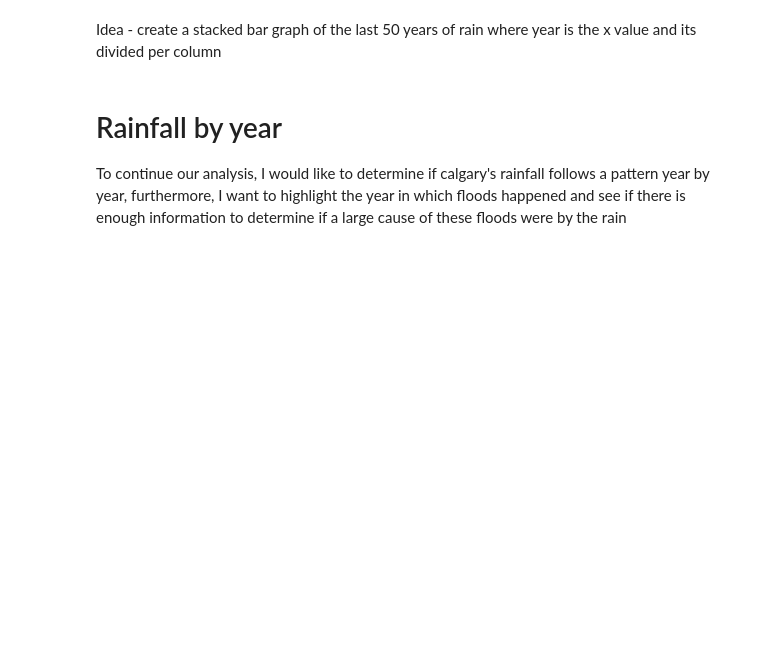
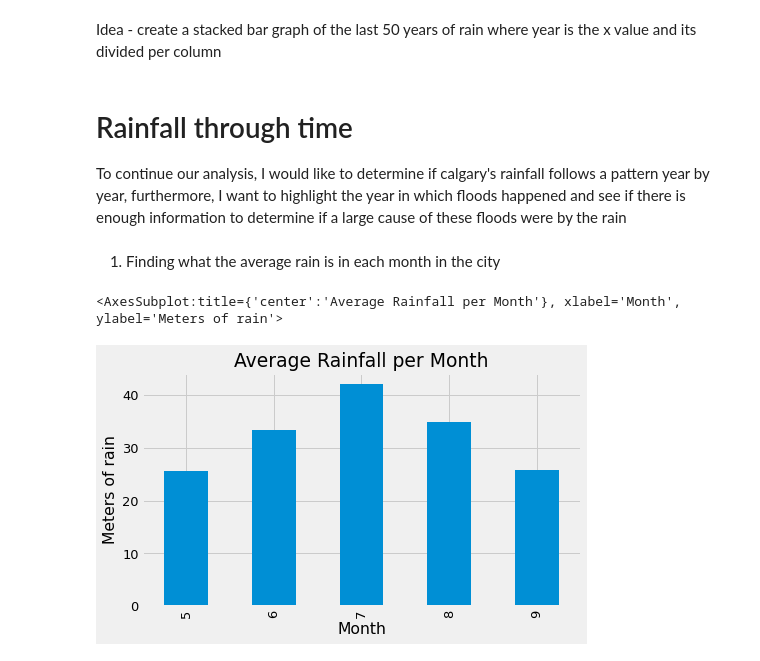
Before and after one commit to mschoenlaub/Calgary_Climate_Analysis, a Jupyter notebook: rain.ipynb, the cells around one changed output. Drawn from its saved outputs; the diff is of its cells as text; code cells hidden in the pictures; blank space fills up the shorter version.

Commit message:
Added time analysis, currently stuck in sorting months

```diff
--- a/rain.ipynb
+++ b/rain.ipynb
@@ -119,5 +136,25 @@ This data may by skewed by the number of collection centers that exist in the so
 # %% [markdown]
 Idea - create a stacked bar graph of the last 50 years of rain where year is the x value and its divided per column
 # %% [markdown]
-# Rainfall by year
+# Rainfall through time
 To continue our analysis, I would like to determine if calgary's rainfall follows a pattern year by year, furthermore, I want to highlight the year in which floods happened and see if there is enough information to determine if a large cause of these floods were by the rain
+# %% [markdown]
+1. Finding what the average rain is in each month in the city
+# %%
+# Convert the timestamp column into a datetime object
+df['TIMESTAMP'] = pd.to_datetime(df['TIMESTAMP'])
+# %%
+plt.figure(figsize = (7, 4))
+
+# group by month and take average
+monthly_average_rainfall = df.groupby(df['TIMESTAMP'].dt.month)['RAINFALL'].mean()*100
+monthly_average_rainfall.reset_index()
+monthly_average_rainfall.plot(
+    kind='bar',
+    title='Average Rainfall per Month',
+    ylabel='Meters of rain',
+    xlabel='Month'
+)
+# %% [output]
+<AxesSubplot:title={'center':'Average Rainfall per Month'}, xlabel='Month', ylabel='Meters of rain'>
+[figure, added]
```
Also changed, not shown: parts of 4 cells of this notebook.
